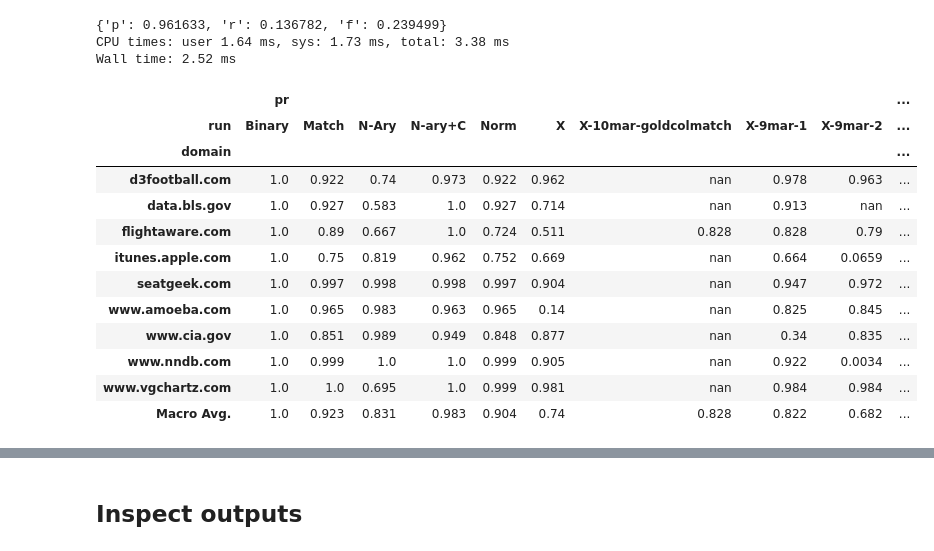
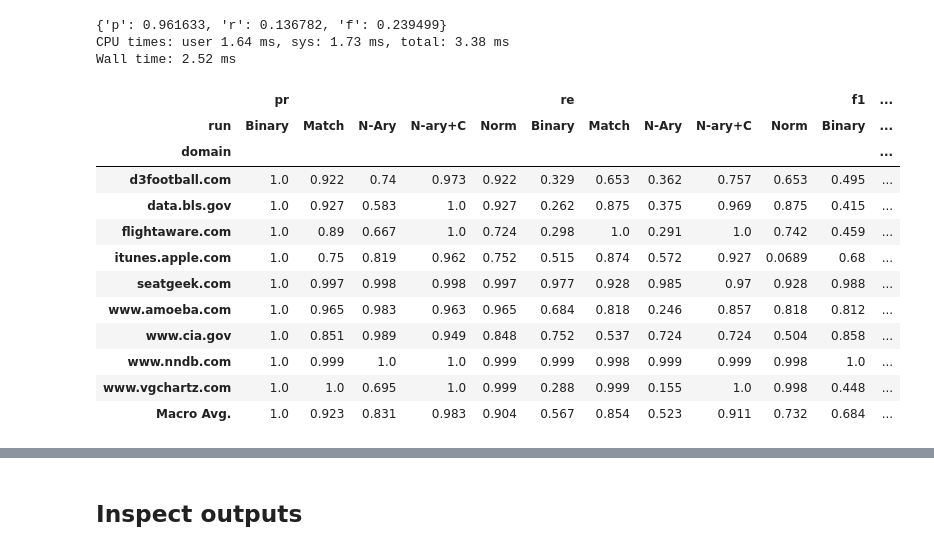
Before and after one commit to karmaresearch/takco, a Jupyter notebook: docs/benchmarks/compare-snow-eval.ipynb, the cells around one changed output, grey strips where cells are left out. Saved outputs shown, nothing was run; the diff lists cells and outputs as text; code cells hidden in the pictures.

```diff
--- a/docs/benchmarks/compare-snow-eval.ipynb
+++ b/docs/benchmarks/compare-snow-eval.ipynb
@@ -39,30 +39,37 @@ Wall time: 2.52 ms
 # %%
 # Load global log results
 import pandas as pd
 
 snowcodes = {'R':'Schema', 'B':'Binary', 'S_noContextColumns':'N-Ary', 'S':'N-ary+C', 'M':'Match', 'M_norm':'Norm'}
 
-header = 'domain run pr re f1 extractedEntities referenceEntities extractedTuples referenceTuples'.split()
-resultsdf = pd.read_csv(ROOT.joinpath('evaluation_results_containment.tsv'), sep='\t', names=header)
-resultsdf.run = resultsdf.run.str[11:-13].replace(snowcodes)
-resultsdf = resultsdf.set_index(['domain', 'run'])
-resultsdf = resultsdf[~resultsdf.index.duplicated(keep='last')].sort_index()
-resultsdf = resultsdf[['pr', 're', 'f1']].unstack(level=1)
-resultsdf.loc['Macro Avg.'] = resultsdf.mean()
+def get_eval_table(path, contains=None):
+    header = 'domain run pr re f1 extractedEntities referenceEntities extractedTuples referenceTuples'.split()
+    resultsdf = pd.read_csv(path.joinpath('evaluation_results_containment.tsv'), sep='\t', names=header)
 
-display(resultsdf.style.format("{:.3}"))
-# print(resultsdf.to_latex(float_format='%.3f'))
+    if contains:
+        resultsdf = resultsdf[ resultsdf.run.str.contains(contains) ]
+
+    resultsdf.run = resultsdf.run.str[11:-13].replace(snowcodes)
+    resultsdf = resultsdf.set_index(['domain', 'run'])
+    resultsdf = resultsdf[~resultsdf.index.duplicated(keep='last')].sort_index()
+    resultsdf = resultsdf[['pr', 're', 'f1']].unstack(level=1)
+    resultsdf.loc['Macro Avg.'] = resultsdf.mean()
+    return resultsdf
+
+
+display( get_eval_table(ROOT.parent.joinpath('datasets_snowpredict')).style.format("{:.3}") )
+display( get_eval_table(ROOT, 'nary').style.format("{:.3}") )
 # %% [output]
-|  | pr |  |  |  |  |  |  |  |  | ... |
-| run | Binary | Match | N-Ary | N-ary+C | Norm | X | X-10mar-goldcolmatch | X-9mar-1 | X-9mar-2 | ... |
-| domain |  |  |  |  |  |  |  |  |  | ... |
-| d3football.com | 1.0 | 0.922 | 0.74 | 0.973 | 0.922 | 0.962 | nan | 0.978 | 0.963 | ... |
-| data.bls.gov | 1.0 | 0.927 | 0.583 | 1.0 | 0.927 | 0.714 | nan | 0.913 | nan | ... |
-| flightaware.com | 1.0 | 0.89 | 0.667 | 1.0 | 0.724 | 0.511 | 0.828 | 0.828 | 0.79 | ... |
-| itunes.apple.com | 1.0 | 0.75 | 0.819 | 0.962 | 0.752 | 0.669 | nan | 0.664 | 0.0659 | ... |
-| seatgeek.com | 1.0 | 0.997 | 0.998 | 0.998 | 0.997 | 0.904 | nan | 0.947 | 0.972 | ... |
-| www.amoeba.com | 1.0 | 0.965 | 0.983 | 0.963 | 0.965 | 0.14 | nan | 0.825 | 0.845 | ... |
-| www.cia.gov | 1.0 | 0.851 | 0.989 | 0.949 | 0.848 | 0.877 | nan | 0.34 | 0.835 | ... |
-| www.nndb.com | 1.0 | 0.999 | 1.0 | 1.0 | 0.999 | 0.905 | nan | 0.922 | 0.0034 | ... |
-| www.vgchartz.com | 1.0 | 1.0 | 0.695 | 1.0 | 0.999 | 0.981 | nan | 0.984 | 0.984 | ... |
-| Macro Avg. | 1.0 | 0.923 | 0.831 | 0.983 | 0.904 | 0.74 | 0.828 | 0.822 | 0.682 | ... |
+|  | pr |  |  |  |  | re |  |  |  |  | f1 | ... |
+| run | Binary | Match | N-Ary | N-ary+C | Norm | Binary | Match | N-Ary | N-ary+C | Norm | Binary | ... |
+| domain |  |  |  |  |  |  |  |  |  |  |  | ... |
+| d3football.com | 1.0 | 0.922 | 0.74 | 0.973 | 0.922 | 0.329 | 0.653 | 0.362 | 0.757 | 0.653 | 0.495 | ... |
+| data.bls.gov | 1.0 | 0.927 | 0.583 | 1.0 | 0.927 | 0.262 | 0.875 | 0.375 | 0.969 | 0.875 | 0.415 | ... |
+| flightaware.com | 1.0 | 0.89 | 0.667 | 1.0 | 0.724 | 0.298 | 1.0 | 0.291 | 1.0 | 0.742 | 0.459 | ... |
+| itunes.apple.com | 1.0 | 0.75 | 0.819 | 0.962 | 0.752 | 0.515 | 0.874 | 0.572 | 0.927 | 0.0689 | 0.68 | ... |
+| seatgeek.com | 1.0 | 0.997 | 0.998 | 0.998 | 0.997 | 0.977 | 0.928 | 0.985 | 0.97 | 0.928 | 0.988 | ... |
+| www.amoeba.com | 1.0 | 0.965 | 0.983 | 0.963 | 0.965 | 0.684 | 0.818 | 0.246 | 0.857 | 0.818 | 0.812 | ... |
+| www.cia.gov | 1.0 | 0.851 | 0.989 | 0.949 | 0.848 | 0.752 | 0.537 | 0.724 | 0.724 | 0.504 | 0.858 | ... |
+| www.nndb.com | 1.0 | 0.999 | 1.0 | 1.0 | 0.999 | 0.999 | 0.998 | 0.999 | 0.999 | 0.998 | 1.0 | ... |
+| www.vgchartz.com | 1.0 | 1.0 | 0.695 | 1.0 | 0.999 | 0.288 | 0.999 | 0.155 | 1.0 | 0.998 | 0.448 | ... |
+| Macro Avg. | 1.0 | 0.923 | 0.831 | 0.983 | 0.904 | 0.567 | 0.854 | 0.523 | 0.911 | 0.732 | 0.684 | ... |
```
Also changed, not shown: parts of 3 cells of this notebook, 3 other files.
